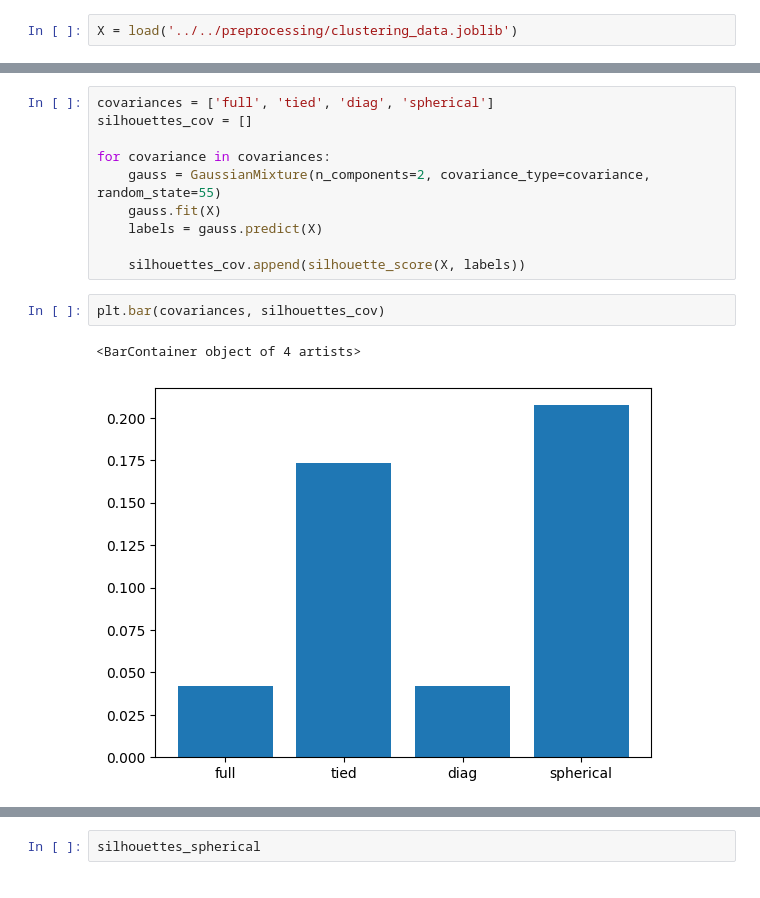
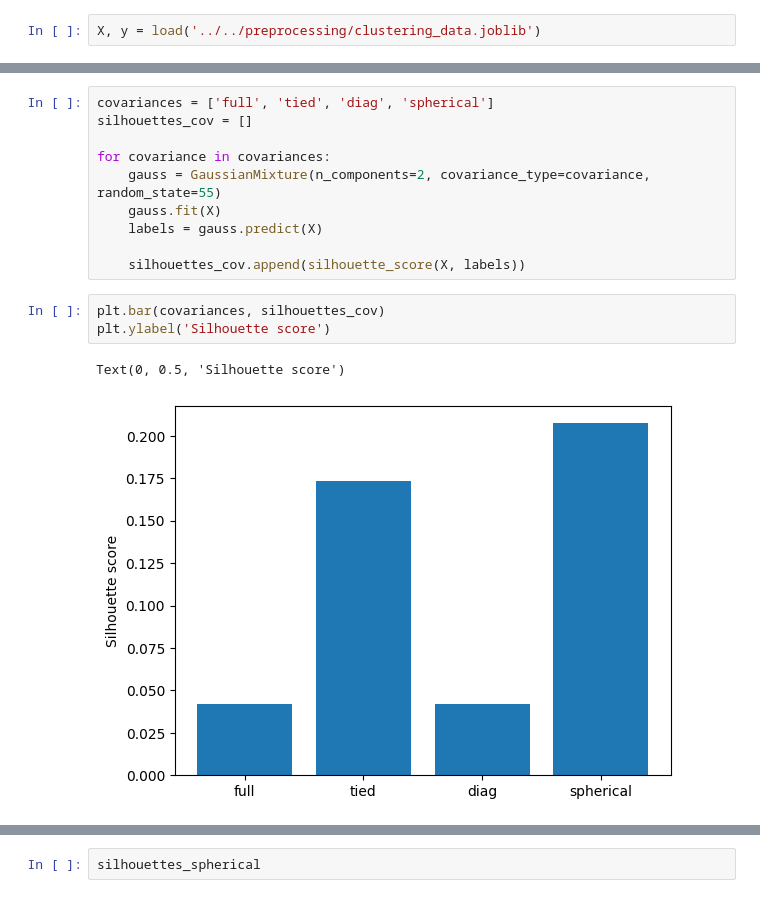
Before and after one commit to MATF-istrazivanje-podataka-1/2023_Data_Mining_Go_winner_Dataset, a Jupyter notebook: models/clustering/gaussian_mixture.ipynb, the cells around one changed output, grey strips where cells are left out. Saved outputs shown, nothing was run; the diff lists cells and outputs as text.

Commit message:
finished clustering

```diff
--- a/models/clustering/gaussian_mixture.ipynb
+++ b/models/clustering/gaussian_mixture.ipynb
@@ -5,7 +5,7 @@ import pandas as pd
 import seaborn as sns
 from joblib import load
 # %%
-X = load('../../preprocessing/clustering_data.joblib')
+X, y = load('../../preprocessing/clustering_data.joblib')
 # %%
 X.head()
 # %% [output]
@@ -37,9 +37,10 @@ for covariance in covariances:
     silhouettes_cov.append(silhouette_score(X, labels))
 # %%
 plt.bar(covariances, silhouettes_cov)
+plt.ylabel('Silhouette score')
 # %% [output]
-<BarContainer object of 4 artists>
+Text(0, 0.5, 'Silhouette score')
-[figure, old version]
+[figure, new version]
 # %%
 n_components = [i for i in range(2, 10)]
 silhouettes_spherical = []
```
Also changed, not shown: parts of 12 cells of this notebook, 1 other file.
